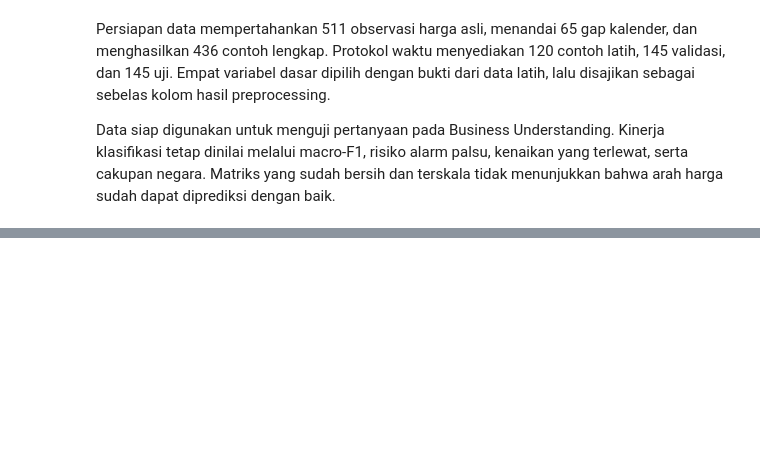
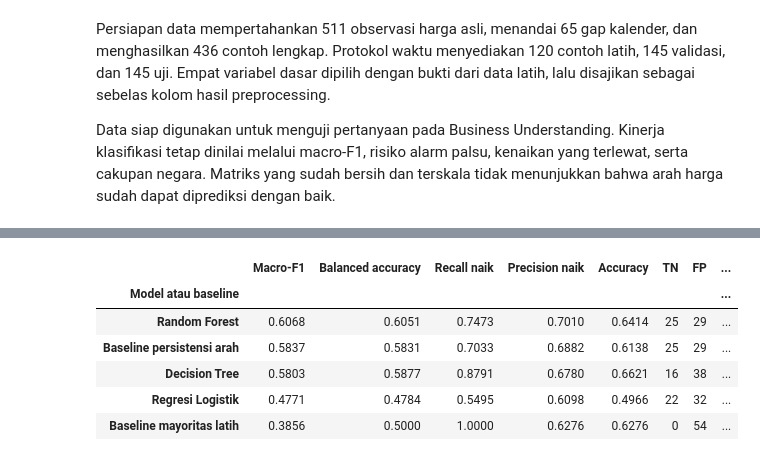
Before and after one commit to firrazmrd/17_IF-B_Sop-Pak-Min-Klaten, a Jupyter notebook: Projek.ipynb, the cells around one changed output, grey strips where cells are left out. Cells and saved outputs as stored; diff of their text form; code cells hidden in the pictures; blank space fills up the shorter version.

Commit message:
feat(ipynb): compare three models for Progress 3

```diff
--- a/Projek.ipynb
+++ b/Projek.ipynb
@@ -2104,0 +1561,12 @@ Bagi koperasi petani dan analis kebijakan pangan, ringkasan arah dari model tida
+# %%
+parameter_results = pd.DataFrame(parameter_rows)
+best_depths = (
+    parameter_results
+    .sort_values(['Macro-F1 validasi', 'max_depth'], ascending=[False, True])
+    .drop_duplicates(subset='Model')
+    .set_index('Model')['max_depth']
+)
+
+display(parameter_results.sort_values(['Model', 'max_depth']).round(4))
+for name, depth in best_depths.items():
+    print(f'{name} memakai max_depth={depth}')
@@ -2104,0 +1652,37 @@ Bagi koperasi petani dan analis kebijakan pangan, ringkasan arah dari model tida
+# %%
+majority_label = int(y_train.value_counts().idxmax())
+baseline_predictions = {
+    'Baseline mayoritas latih': np.full(len(y_validation), majority_label),
+    'Baseline persistensi arah': X_validation['change_1m'].gt(0).astype(int)
+}
+pred_validation = baseline_predictions.copy()
+for name, depth in best_depths.items():
+    model = trained_models[(name, depth)]
+    pred_validation[name] = model.predict(X_validation_sel)
+pred_validation['Regresi Logistik'] = (logistic_probabilities >= logistic_threshold).astype(int)
+
+result_rows = []
+for name, y_pred in pred_validation.items():
+    tn, fp, fn, tp = confusion_matrix(y_validation, y_pred, labels=[0, 1]).ravel()
+    result_rows.append({
+        'Model atau baseline': name,
+        'Macro-F1': macro_f1(y_validation, y_pred),
+        'Balanced accuracy': balanced_accuracy_score(y_validation, y_pred),
+        'Recall naik': recall_score(y_validation, y_pred, zero_division=np.nan),
+        'Precision naik': precision_score(y_validation, y_pred, zero_division=np.nan),
+        'Accuracy': accuracy_score(y_validation, y_pred),
+        'TN': tn, 'FP': fp, 'FN': fn, 'TP': tp
+    })
+
+validation_results = pd.DataFrame(result_rows).set_index('Model atau baseline')
+baseline_f1 = validation_results.loc[list(baseline_predictions), 'Macro-F1'].max()
+validation_results['Selisih macro-F1'] = validation_results['Macro-F1'] - baseline_f1
+display(validation_results.sort_values('Macro-F1', ascending=False).round(4))
+# %% [output]
+|  | Macro-F1 | Balanced accuracy | Recall naik | Precision naik | Accuracy | TN | FP | ... |
+| Model atau baseline |  |  |  |  |  |  |  | ... |
+| Random Forest | 0.6068 | 0.6051 | 0.7473 | 0.7010 | 0.6414 | 25 | 29 | ... |
+| Baseline persistensi arah | 0.5837 | 0.5831 | 0.7033 | 0.6882 | 0.6138 | 25 | 29 | ... |
+| Decision Tree | 0.5803 | 0.5877 | 0.8791 | 0.6780 | 0.6621 | 16 | 38 | ... |
+| Regresi Logistik | 0.4771 | 0.4784 | 0.5495 | 0.6098 | 0.4966 | 22 | 32 | ... |
+| Baseline mayoritas latih | 0.3856 | 0.5000 | 1.0000 | 0.6276 | 0.6276 | 0 | 54 | ... |
```
Also changed, not shown: parts of 60 cells of this notebook.
